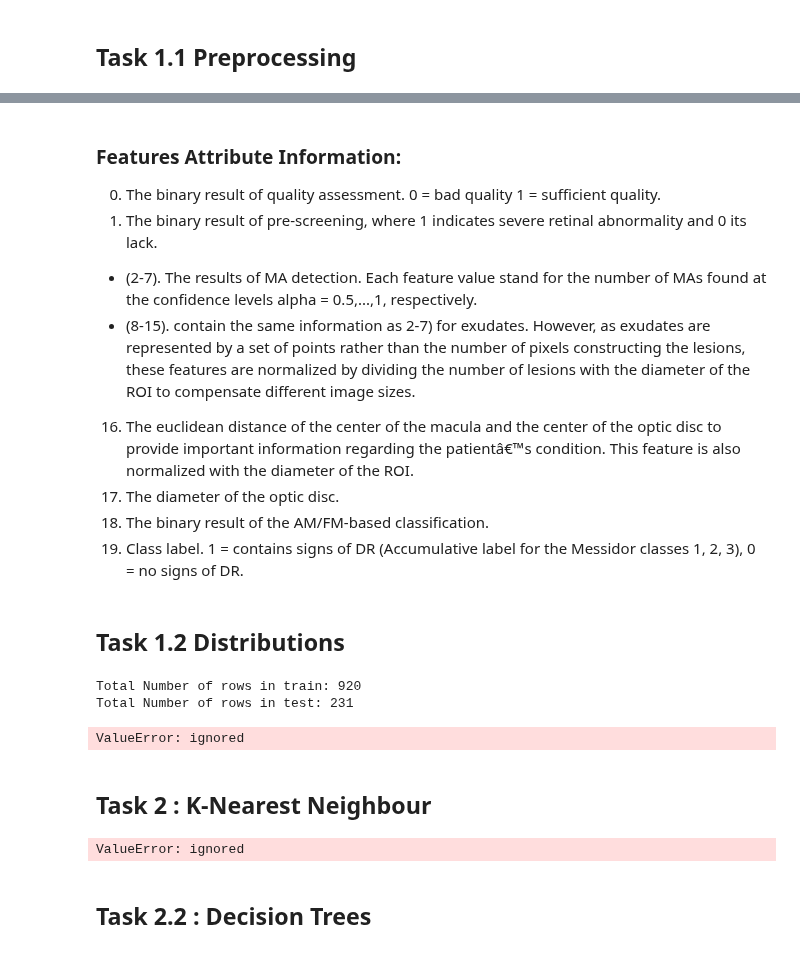
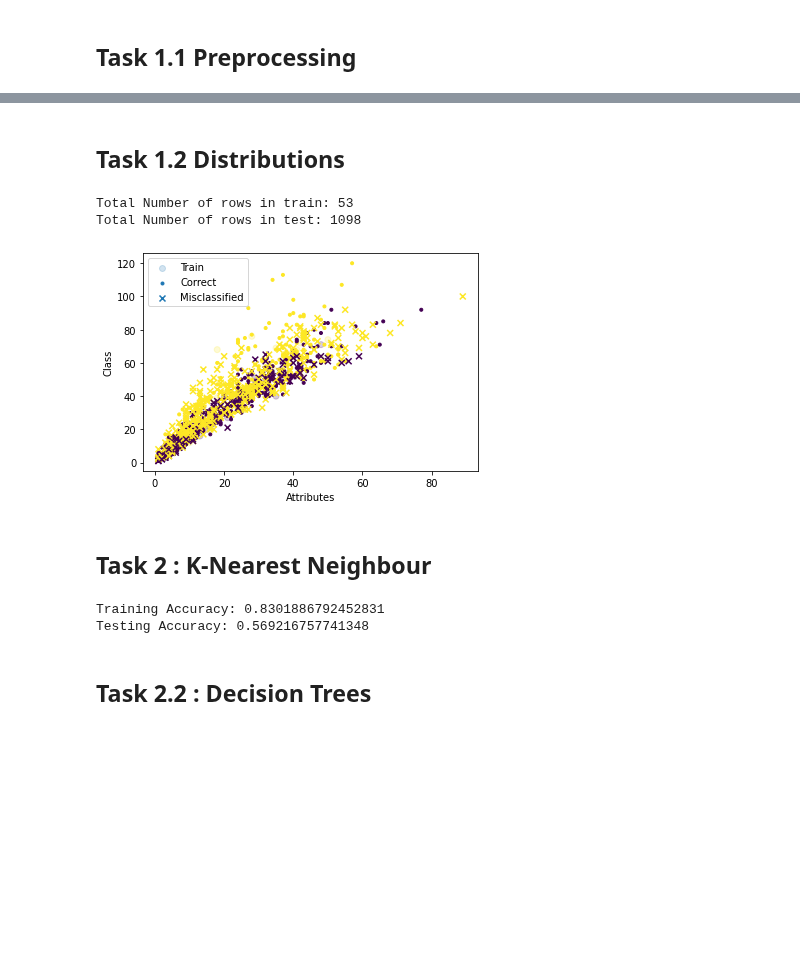
Before and after one commit to acollin19/comp551, a Jupyter notebook: assignment1_group_24.ipynb, the cells around one changed output, grey strips where cells are left out. Saved outputs shown, nothing was run; the diff lists cells and outputs as text; code cells hidden in the pictures; blank space fills up the shorter version.

```diff
--- a/assignment1_group_24.ipynb
+++ b/assignment1_group_24.ipynb
@@ -218,14 +207,3 @@ features.head()
-# %% [markdown]
-### Features Attribute Information:
-
-0. The binary result of quality assessment. 0 = bad quality 1 = sufficient quality.
-1. The binary result of pre-screening, where 1 indicates severe retinal abnormality and 0 its lack.
-* (2-7). The results of MA detection. Each feature value stand for the number of MAs found at the confidence levels alpha = 0.5,...,1, respectively.
-* (8-15). contain the same information as 2-7) for exudates. However, as exudates are represented by a set of points rather than the number of pixels constructing the lesions, these features are normalized by dividing the number of lesions with the diameter of the ROI to compensate different image sizes.
-16. The euclidean distance of the center of the macula and the center of the optic disc to provide important information regarding the patientâ€™s condition. This feature is also normalized with the diameter of the ROI.
-17. The diameter of the optic disc.
-18. The binary result of the AM/FM-based classification.
-19. Class label. 1 = contains signs of DR (Accumulative label for the Messidor classes 1, 2, 3), 0 = no signs of DR.
 # %% [markdown]
 ## Task 1.2 Distributions
 # %%
@@ -233,44 +211,50 @@ features.head()
 X = features.iloc[:,:-1].values # x -> features (0-18)
 y = features.iloc[:,-1:].values # y -> class label (19)
 
+inds_hep = np.random.permutation(X.shape[0])
+X_train, y_train = X[inds_hep[:53]], np.ndarray.flatten(y[inds_hep[:53]])
+X_test, y_test = X[inds_hep[53:]], np.ndarray.flatten(y[inds_hep[53:]])
 # Split Training and Testing with sklearn
-X_train, X_test, y_train, y_test = train_test_split(X, y, test_size = 0.2, random_state=1, shuffle=True)
+#X_train, X_test, y_train, y_test = train_test_split(X, y, test_size = 0.2, random_state=1, shuffle=True)
+
 
 print("Total Number of rows in train:",X_train.shape[0])
 print("Total Number of rows in test:",X_test.shape[0])
 # %% [output]
-Total Number of rows in train: 920
-Total Number of rows in test: 231
+Total Number of rows in train: 53
+Total Number of rows in test: 1098
 # %%
 # Messidor Features Plotting
 # Plotting
-K = 1
-model = KNN(K)
-y_prob, knns = model.fit(X_train, y_train).predict(X_test)
+K = 2
+classifier = KNN(K)
+
+y_prob, knns = classifier.fit(X_train, y_train).predict(X_test)
 y_pred = np.argmax(y_prob, axis=-1)
 correct = y_test == y_pred
 incorrect = np.logical_not(correct)
 
 #visualization of the points
-plt.scatter(X_train[:,17], X_train[:,14], c=y_train, marker='o', alpha=.2, label='Train')
-plt.scatter(X_test[correct,17], X_test[correct,14], marker='.', c=y_pred[correct], label='Correct')
-plt.scatter(X_test[incorrect,17], X_test[incorrect,14], marker='x', c=y_test[incorrect], label='Misclassified')
+plt.scatter(X_train[:,7], X_train[:,4], c=y_train, marker='o', alpha=.2, label='Train')
+plt.scatter(X_test[correct,7], X_test[correct,4], marker='.', c=y_pred[correct], label='Correct')
+plt.scatter(X_test[incorrect,7], X_test[incorrect,4], marker='x', c=y_test[incorrect], label='Misclassified')
 
 plt.xlabel("Attributes")
 plt.ylabel("Class")
 plt.legend(loc='best')
-plt.savefig("hepatitis_dist.png", bbox_inches='tight', dpi=300)
+plt.savefig("messidor_features_dist.png", bbox_inches='tight', dpi=300)
 # %% [output]
-ValueError: ignored
+[figure, added]
 # %% [markdown]
 ## Task 2 : K-Nearest Neighbour
 # %%
 # Evaluating prediction accuracy on training data
-test_acc,train_acc = model.evaluate_acc(X_test,y_test,y_train, X_train)
+test_acc,train_acc = classifier.evaluate_acc(X_test,y_test,y_train, X_train)
 
 print(f'Training Accuracy: {train_acc}')
 print(f'Testing Accuracy: {test_acc}')
 # %% [output]
-ValueError: ignored
+Training Accuracy: 0.8301886792452831
+Testing Accuracy: 0.569216757741348
 # %% [markdown]
 ## Task 2.2 : Decision Trees
```
Also changed, not shown: parts of 10 cells of this notebook.
